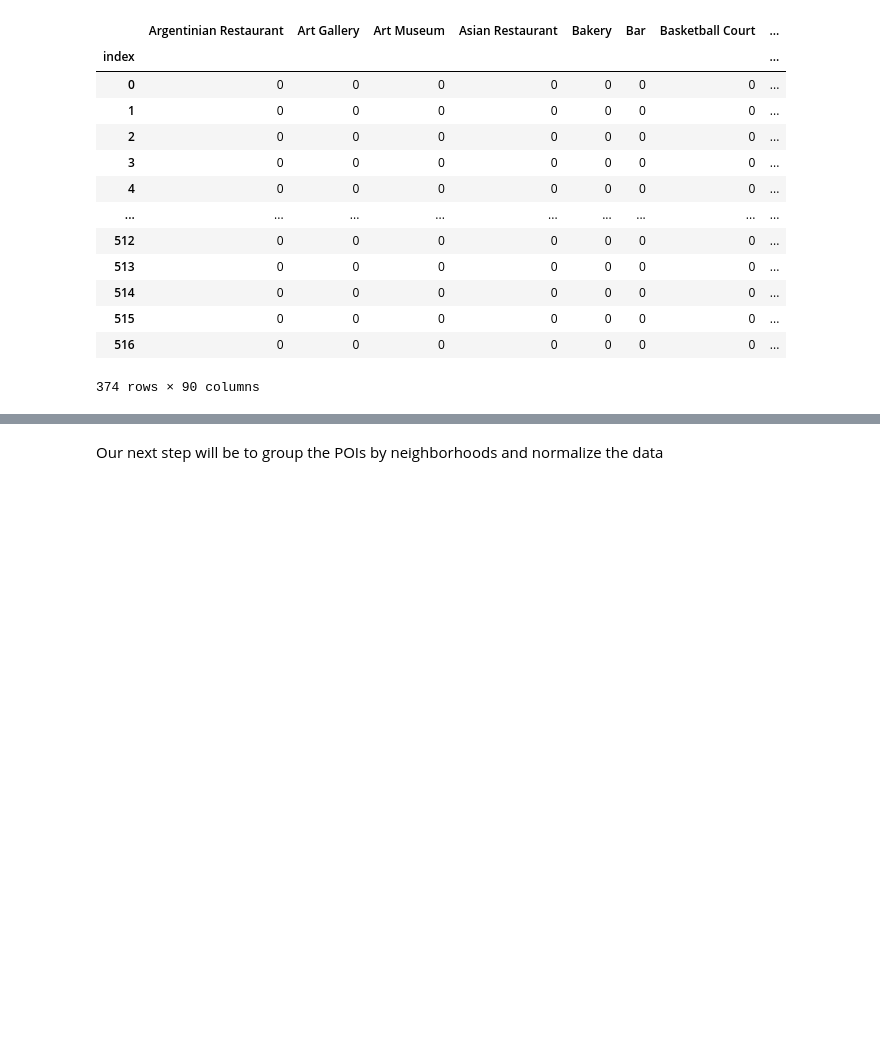
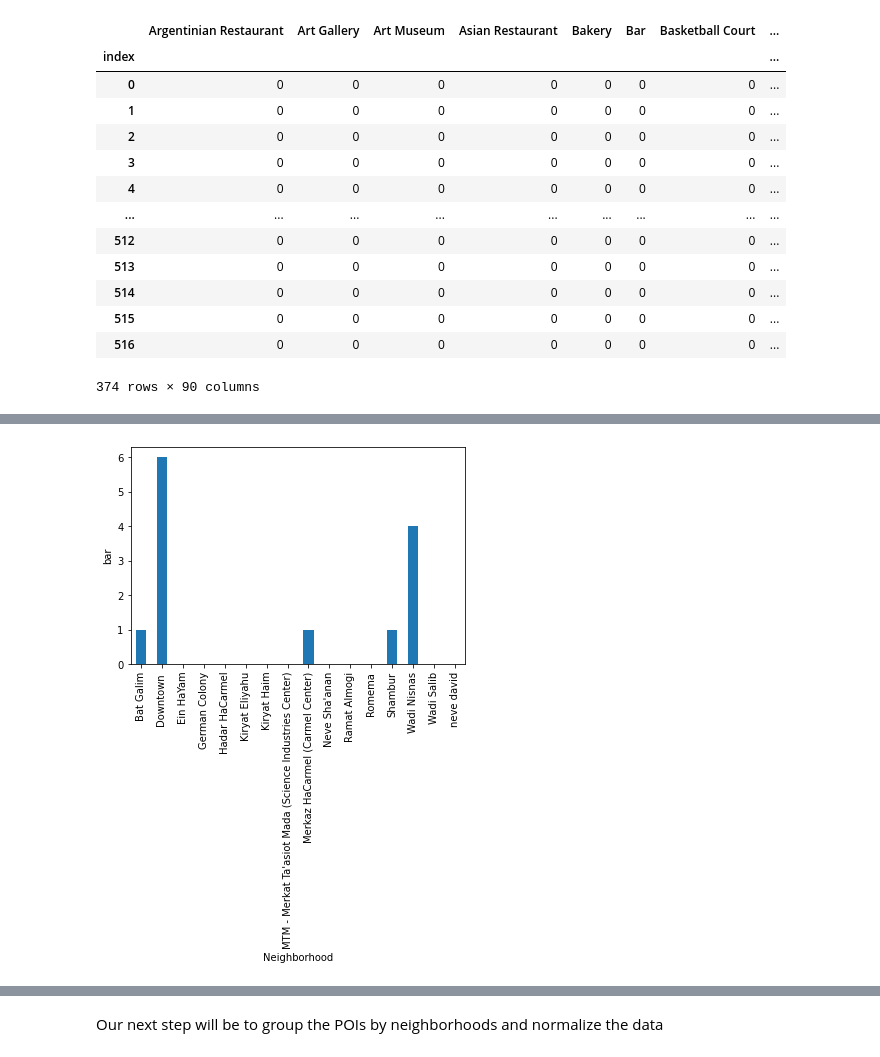
Before and after one commit to roeegro/Applied-Data-Science-Capstone-Course, a Jupyter notebook: Segmentation_and_clustering_of_neighboarhoods_in_haifa.ipynb, the cells around one changed output, grey strips where cells are left out. Cells and saved outputs as stored; diff of their text form; code cells hidden in the pictures; blank space fills up the shorter version.

```diff
--- a/Segmentation_and_clustering_of_neighboarhoods_in_haifa.ipynb
+++ b/Segmentation_and_clustering_of_neighboarhoods_in_haifa.ipynb
@@ -503,0 +525,4 @@ haifa_venues_onehot
+# %%
+business_for_some_type_per_neigh(haifa_venues_onehot,'bar')
+# %% [output]
+[figure, added]
```
Also changed, not shown: parts of 7 cells of this notebook.
